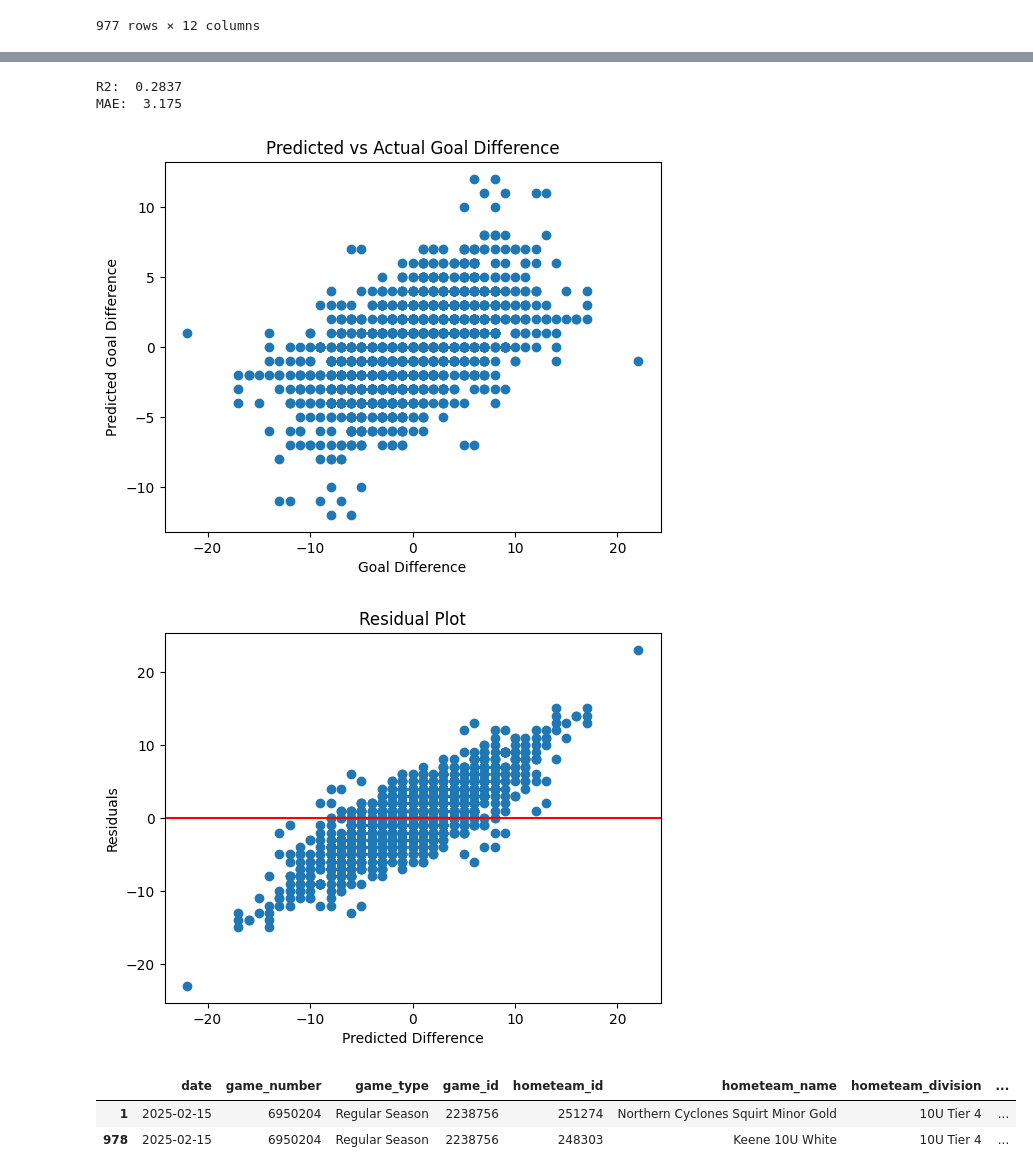
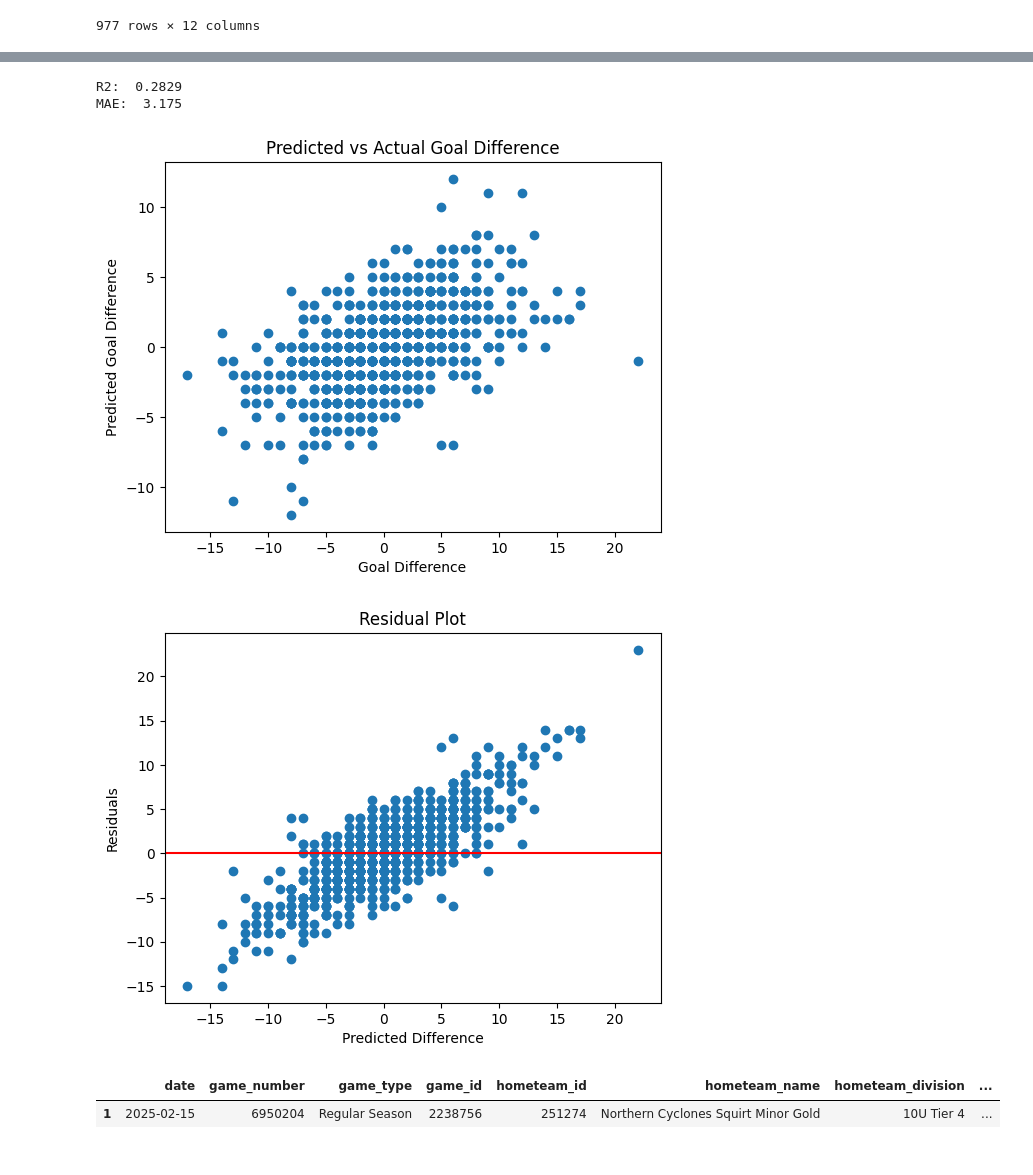
Before and after one commit to BFiveAlive/youth-hockey, a Jupyter notebook: glm.ipynb, the cells around one changed output, grey strips where cells are left out. Drawn from its saved outputs; the diff is of its cells as text; code cells hidden in the pictures.

```diff
--- a/glm.ipynb
+++ b/glm.ipynb
@@ -37,6 +37,9 @@ df_season1
 # %%
 # Reverse home & visitor team metrics to get a full dataset
 df_season2 = df_season1.rename(columns={'hometeam_id':'visitorteam_id','hometeam_name':'visitorteam_name','hometeam_division':'visitorteam_division','visitorteam_id':'hometeam_id','visitorteam_name':'hometeam_name','visitorteam_division':'hometeam_division','homegoals':'visitorgoals','visitorgoals':'homegoals'})
+df_season1['keep']='1'
+df_season2['keep']='0'
+
 df_season = pd.concat([df_season1, df_season2], ignore_index=True, axis=0, join="inner")
 
 df_season['goal_diff'] = df_season['homegoals'] - df_season['visitorgoals']
@@ -48,10 +51,7 @@ for col in df_season.columns.to_list():
         df_season[col] = pd.to_datetime(df_season[col])
     else:
         df_season[col] = df_season[col].astype('category')
-        # try:
-            # df_season[col] = df_season[col].apply(pd.to_numeric)
-        # except:
-        # df_season[col] = df_season[col].astype('category')
+
 df_season.dtypes
 # %% [output]
 date                    datetime64[ns]
@@ -180,6 +183,7 @@ out_full = pd.merge(out, out2, on=['game_id', 'hometeam_id'])
 del out, out2
 
 out_full['pred_diff'] = out_full['pred_home'] - out_full['pred_visitor']
+out_full = out_full[(out_full['keep'] == '1')]
 
 
 print('R2: ', round(r2_score(out_full['goal_diff'], out_full['pred_diff']), 4))
@@ -202,13 +206,12 @@ plt.title('Residual Plot')
 plt.axhline(y=0, color='r', linestyle='-')
 plt.show()
 # %% [output]
-R2:  0.2837
+R2:  0.2829
 MAE:  3.175
-[figure, old version]
+[figure, new version]
-[figure, old version]
+[figure, new version]
 # %%
-out[(out['game_id']=='2238756')]
+out_full[(out_full['game_id']=='2238756')]
 # %% [output]
 |  | date | game_number | game_type | game_id | hometeam_id | hometeam_name | hometeam_division | ... |
 | 1 | 2025-02-15 | 6950204 | Regular Season | 2238756 | 251274 | Northern Cyclones Squirt Minor Gold | 10U Tier 4 | ... |
-| 978 | 2025-02-15 | 6950204 | Regular Season | 2238756 | 248303 | Keene 10U White | 10U Tier 4 | ... |
```
Also changed, not shown: parts of 4 cells of this notebook.
